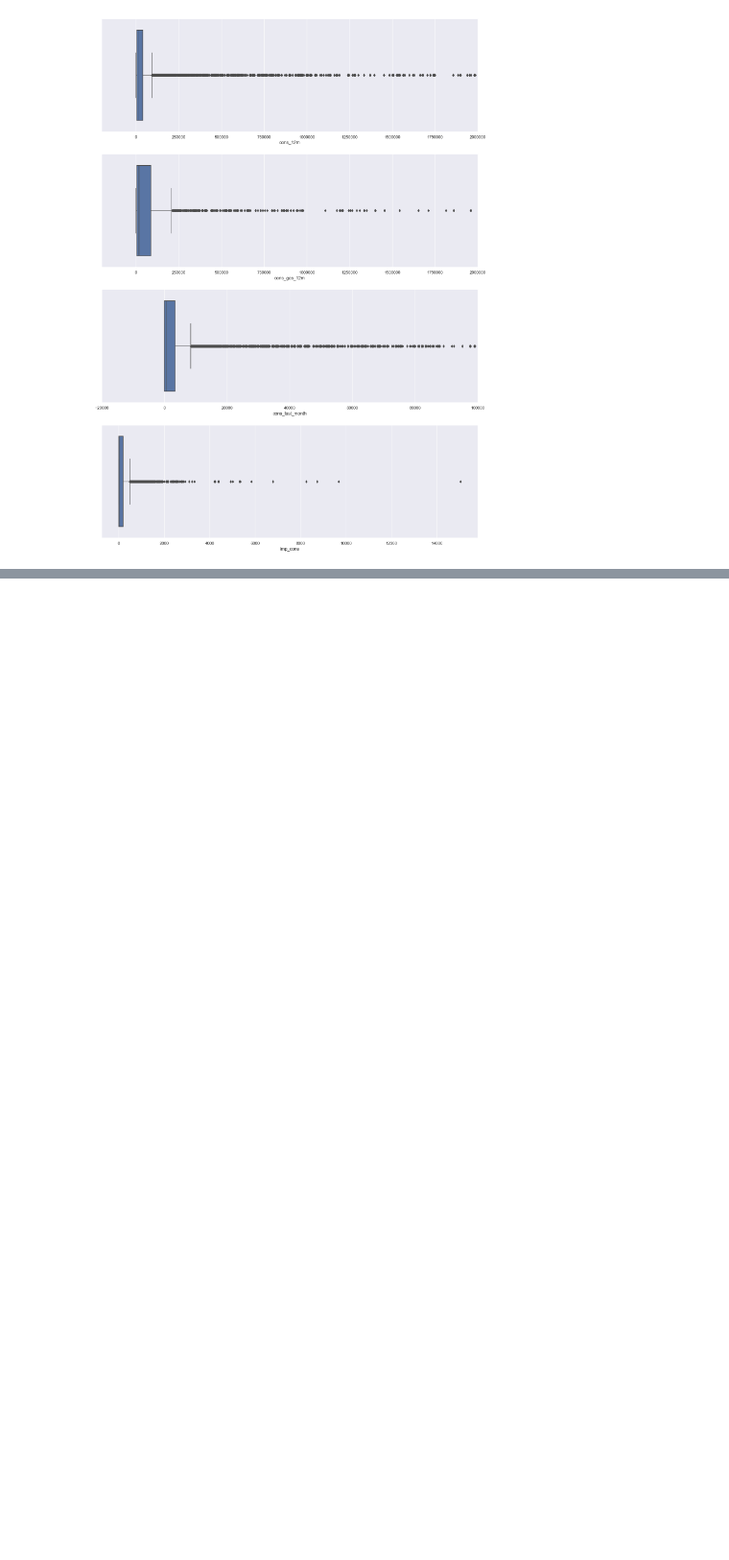
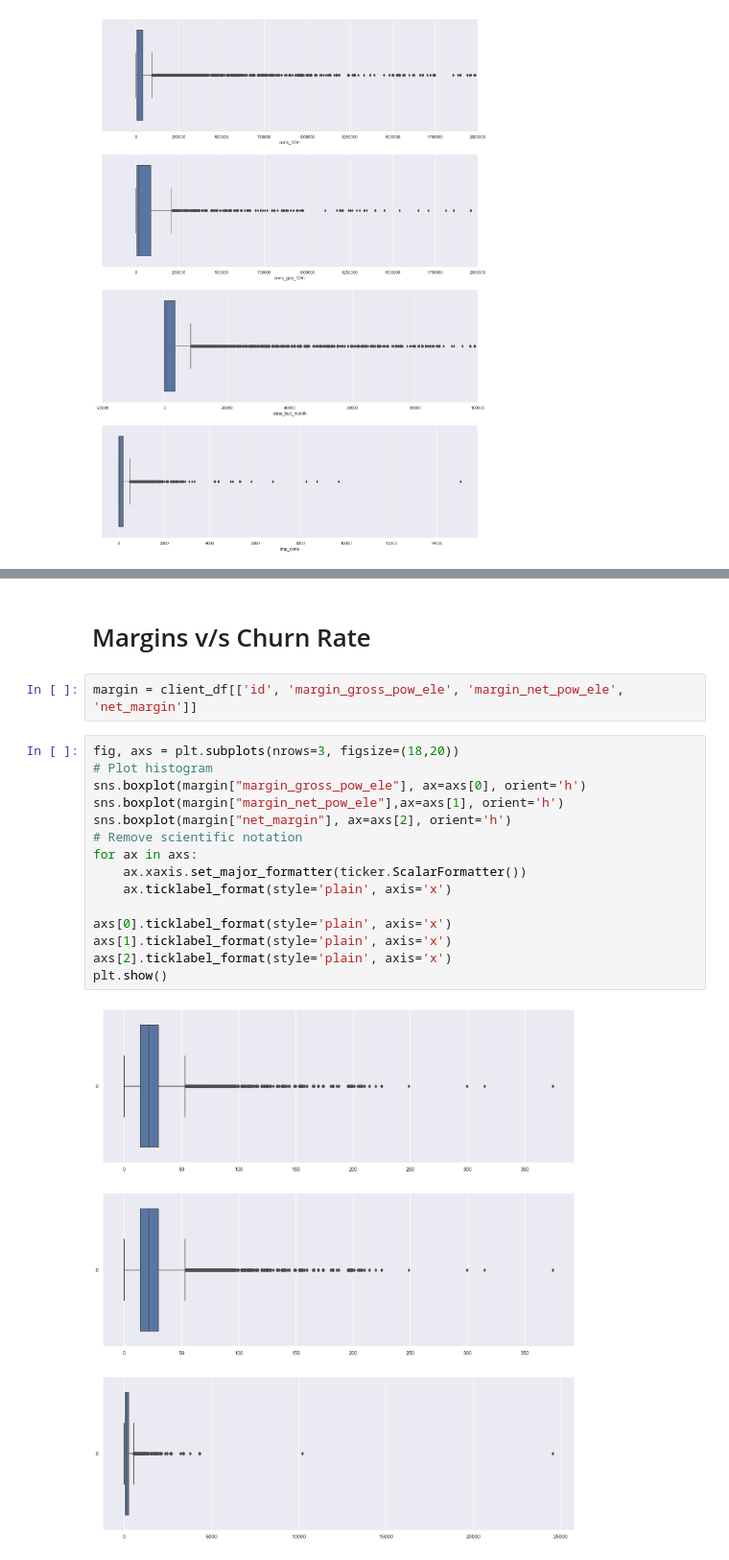
Before and after one commit to sakshi-nischal/BCG-X-Data-Science, a Jupyter notebook: Task 2/Task 2 - eda_starter.ipynb, the cells around one changed output, grey strips where cells are left out. Shown at 96% size. Saved outputs shown, nothing was run; the diff lists cells and outputs as text; blank space fills up the shorter version.

```diff
--- a/Task 2/Task 2 - eda_starter.ipynb
+++ b/Task 2/Task 2 - eda_starter.ipynb
@@ -465,0 +503,21 @@ plt.show()
+# %% [markdown]
+# Margins v/s Churn Rate
+# %%
+margin = client_df[['id', 'margin_gross_pow_ele', 'margin_net_pow_ele', 'net_margin']]
+# %%
+fig, axs = plt.subplots(nrows=3, figsize=(18,20))
+# Plot histogram
+sns.boxplot(margin["margin_gross_pow_ele"], ax=axs[0], orient='h')
+sns.boxplot(margin["margin_net_pow_ele"],ax=axs[1], orient='h')
+sns.boxplot(margin["net_margin"], ax=axs[2], orient='h')
+# Remove scientific notation
+for ax in axs:
+    ax.xaxis.set_major_formatter(ticker.ScalarFormatter())
+    ax.ticklabel_format(style='plain', axis='x')
+
+axs[0].ticklabel_format(style='plain', axis='x')
+axs[1].ticklabel_format(style='plain', axis='x')
+axs[2].ticklabel_format(style='plain', axis='x')
+plt.show()
+# %% [output]
+[figure, added]
```
Also changed, not shown: parts of 15 cells of this notebook.
